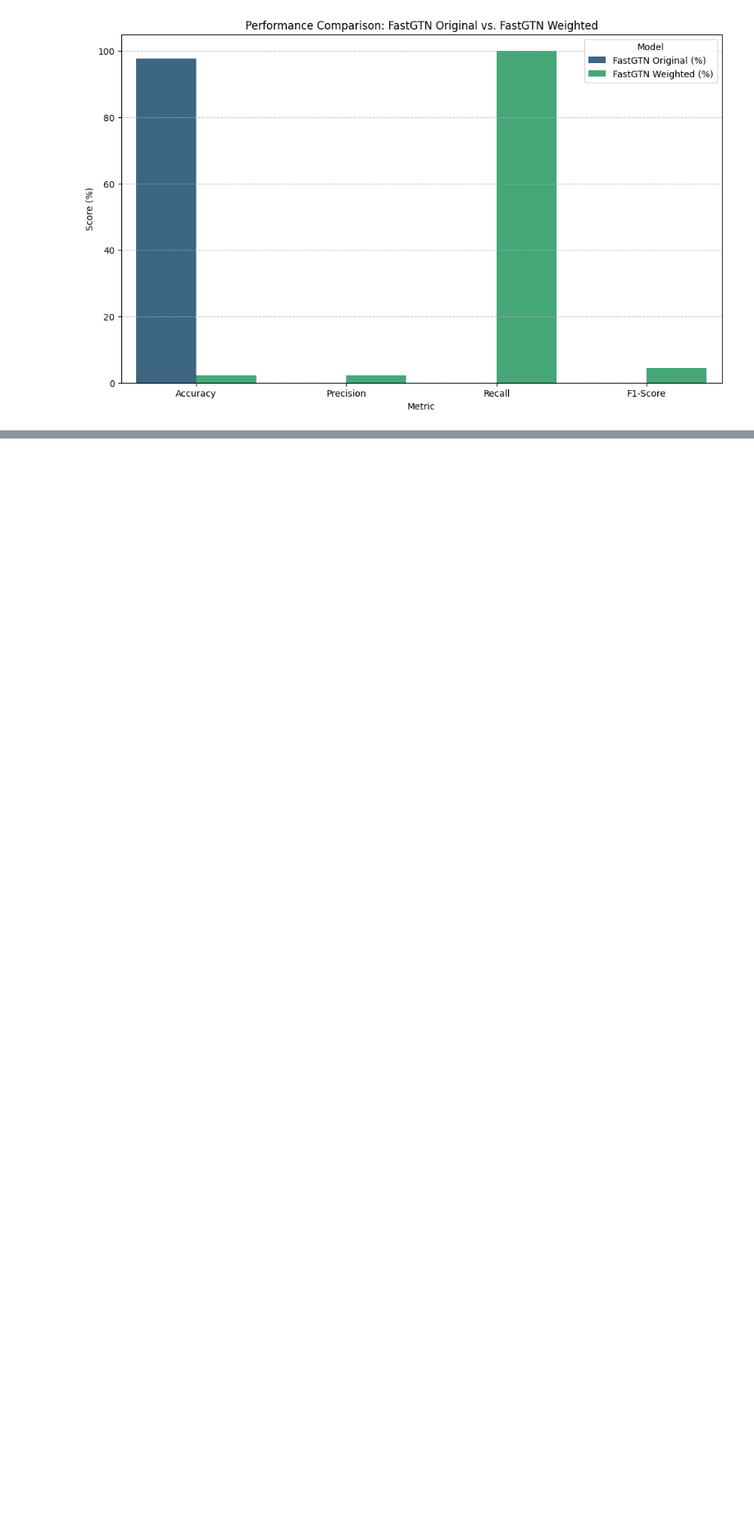
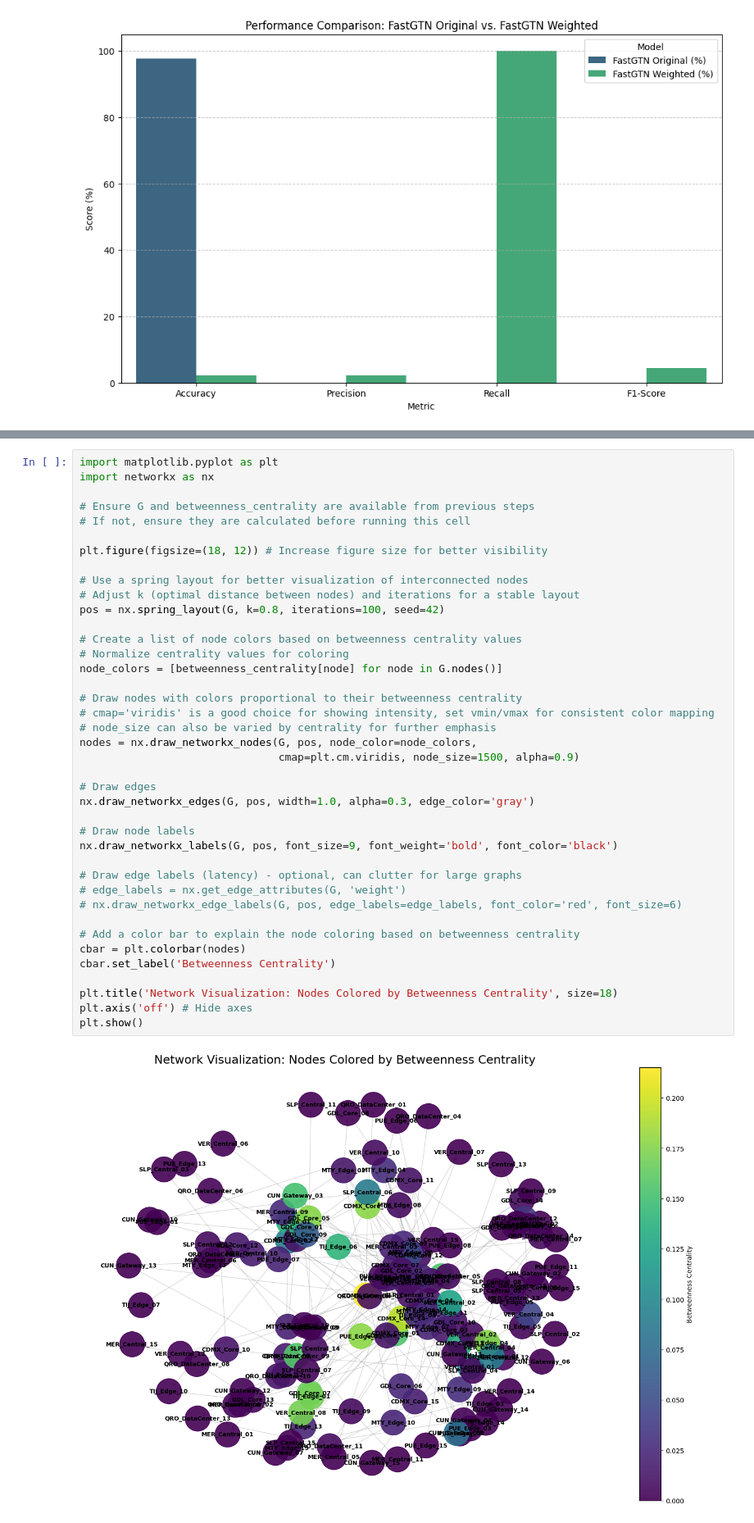
Before and after one commit to luisgabrielmatthew74/codeprojects, a Jupyter notebook: red_mx.ipynb, the cells around one changed output, grey strips where cells are left out. Shown at 82% size. Drawn from its saved outputs; the diff is of its cells as text; blank space fills up the shorter version.

```diff
--- a/red_mx.ipynb
+++ b/red_mx.ipynb
@@ -826,0 +1007,42 @@ plt.show()
+# %%
+import matplotlib.pyplot as plt
+import networkx as nx
+
+# Ensure G and betweenness_centrality are available from previous steps
+# If not, ensure they are calculated before running this cell
+
+plt.figure(figsize=(18, 12)) # Increase figure size for better visibility
+
+# Use a spring layout for better visualization of interconnected nodes
+# Adjust k (optimal distance between nodes) and iterations for a stable layout
+pos = nx.spring_layout(G, k=0.8, iterations=100, seed=42)
+
+# Create a list of node colors based on betweenness centrality values
+# Normalize centrality values for coloring
+node_colors = [betweenness_centrality[node] for node in G.nodes()]
+
+# Draw nodes with colors proportional to their betweenness centrality
+# cmap='viridis' is a good choice for showing intensity, set vmin/vmax for consistent color mapping
+# node_size can also be varied by centrality for further emphasis
+nodes = nx.draw_networkx_nodes(G, pos, node_color=node_colors,
+                               cmap=plt.cm.viridis, node_size=1500, alpha=0.9)
+
+# Draw edges
+nx.draw_networkx_edges(G, pos, width=1.0, alpha=0.3, edge_color='gray')
+
+# Draw node labels
+nx.draw_networkx_labels(G, pos, font_size=9, font_weight='bold', font_color='black')
+
+# Draw edge labels (latency) - optional, can clutter for large graphs
+# edge_labels = nx.get_edge_attributes(G, 'weight')
+# nx.draw_networkx_edge_labels(G, pos, edge_labels=edge_labels, font_color='red', font_size=6)
+
+# Add a color bar to explain the node coloring based on betweenness centrality
+cbar = plt.colorbar(nodes)
+cbar.set_label('Betweenness Centrality')
+
+plt.title('Network Visualization: Nodes Colored by Betweenness Centrality', size=18)
+plt.axis('off') # Hide axes
+plt.show()
+# %% [output]
+[figure, added]
```
Also changed, not shown: parts of 14 cells of this notebook.
